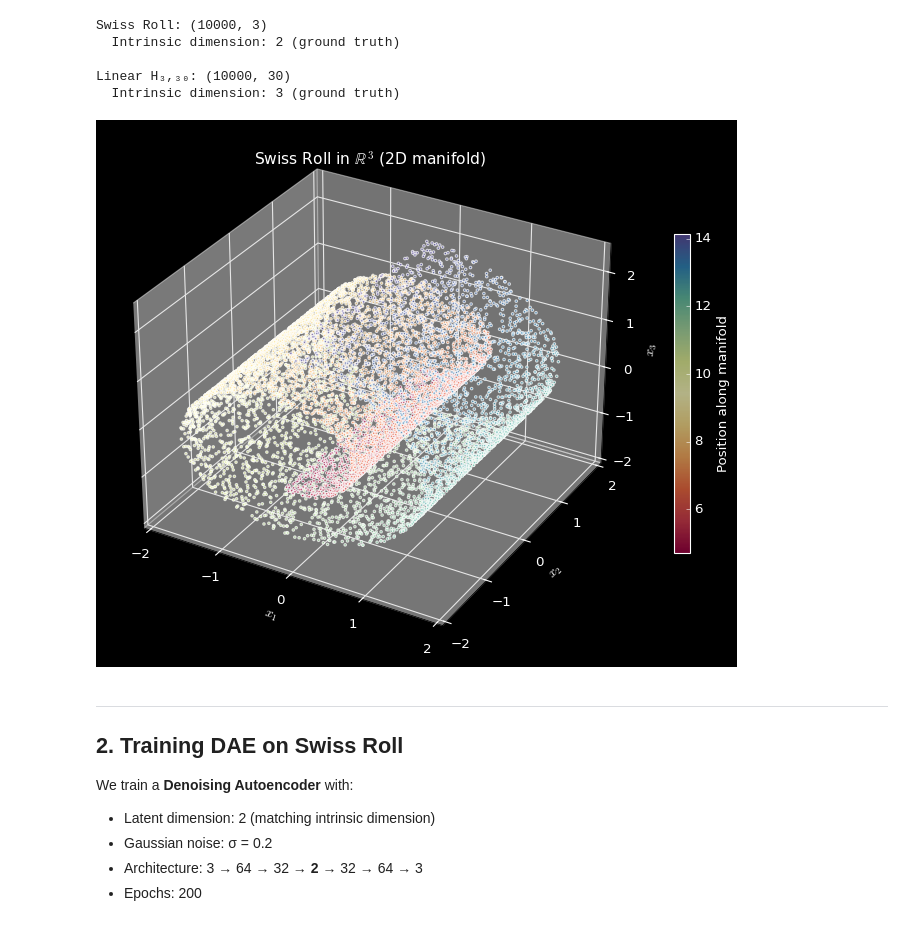
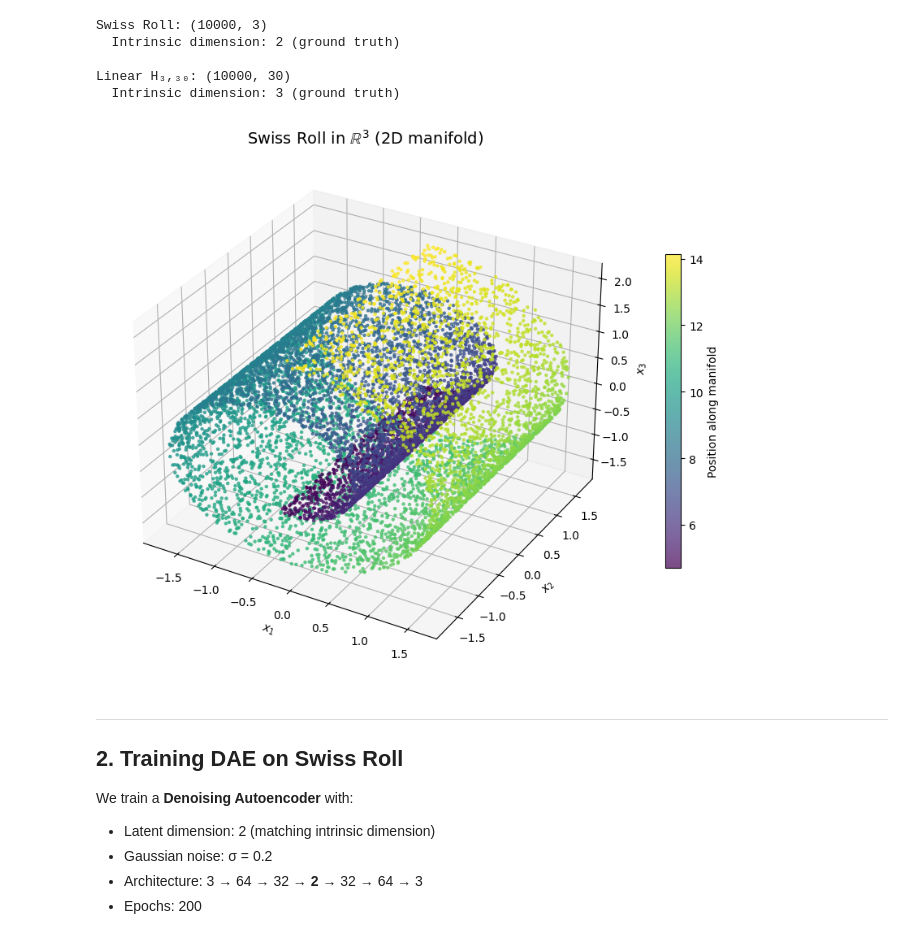
Before and after one commit to diegomonino/Manifold-Learning-DAE-vs-VAE, a Jupyter notebook: manifold-learning-dae/notebooks/full_analysis.ipynb, the cells around one changed output. Saved outputs shown, nothing was run; the diff lists cells and outputs as text; code cells hidden in the pictures.

```diff
--- a/manifold-learning-dae/notebooks/full_analysis.ipynb
+++ b/manifold-learning-dae/notebooks/full_analysis.ipynb
@@ -31,7 +31,7 @@ import torch.optim as optim
 import matplotlib.pyplot as plt
 from mpl_toolkits.mplot3d import Axes3D
 
-
+plt.style.use('default')
 # Set seeds for reproducibility
 torch.manual_seed(42)
 np.random.seed(42)
@@ -94,18 +94,18 @@ Linear H₃,₃₀: (10000, 30)
 # %%
 # Visualize Swiss Roll in 3D
 fig = plt.figure(figsize=(10, 7))
 ax = fig.add_subplot(111, projection='3d')
 scatter = ax.scatter(X_swiss[:, 0], X_swiss[:, 1], X_swiss[:, 2],
-                     c=color_swiss, cmap='Spectral', s=5, alpha=0.7)
+                     c=color_swiss, cmap='viridis', s=5, alpha=0.7)
 ax.set_title('Swiss Roll in $\mathbb{R}^3$ (2D manifold)', fontsize=14)
 ax.set_xlabel('$x_1$')
 ax.set_ylabel('$x_2$')
 ax.set_zlabel('$x_3$')
 plt.colorbar(scatter, ax=ax, shrink=0.6, label='Position along manifold')
 plt.tight_layout()
 plt.show()
 # %% [output]
-[figure, old version]
+[figure, new version]
 # %% [markdown]
 ---
 ## 2. Training DAE on Swiss Roll
```
Also changed, not shown: parts of 11 cells of this notebook, 8 other files.
